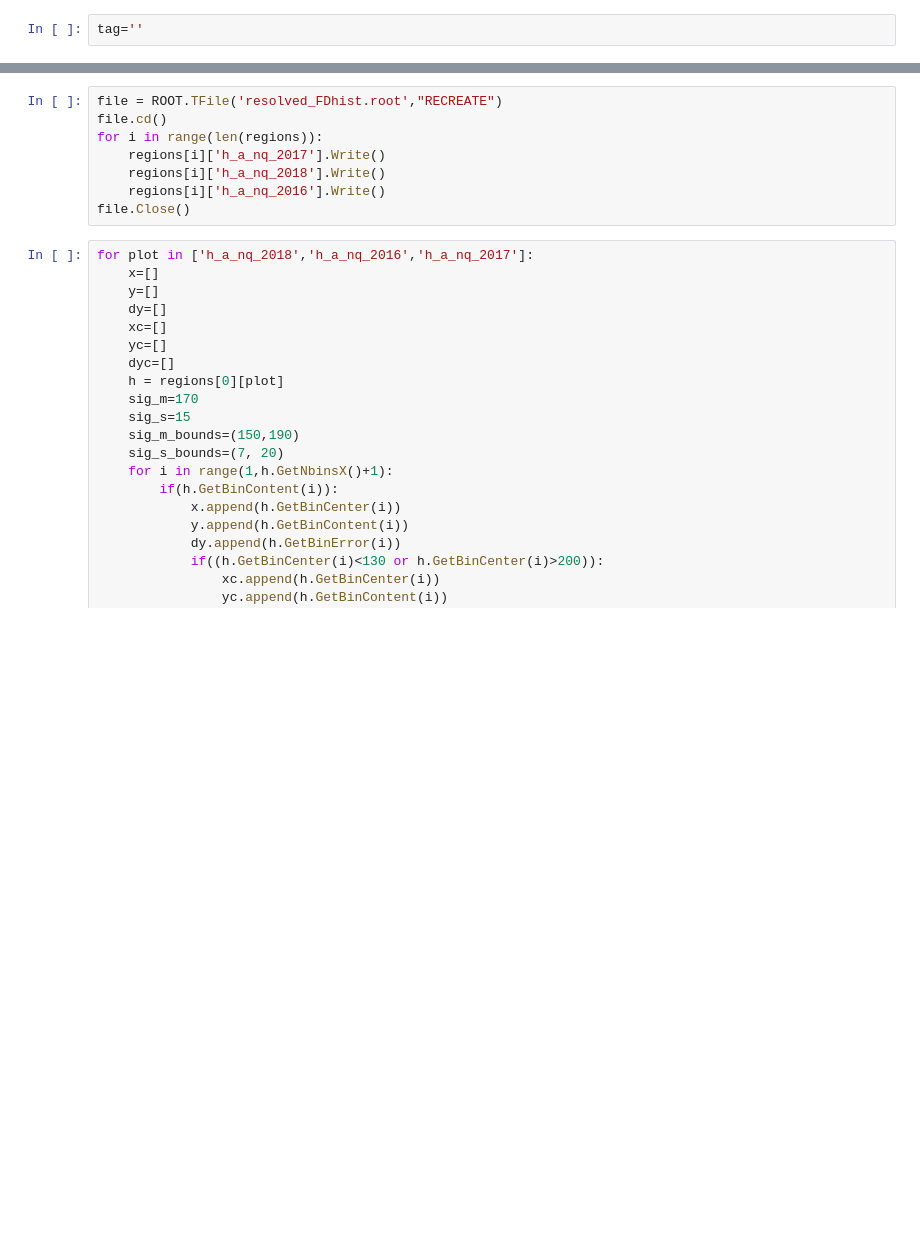
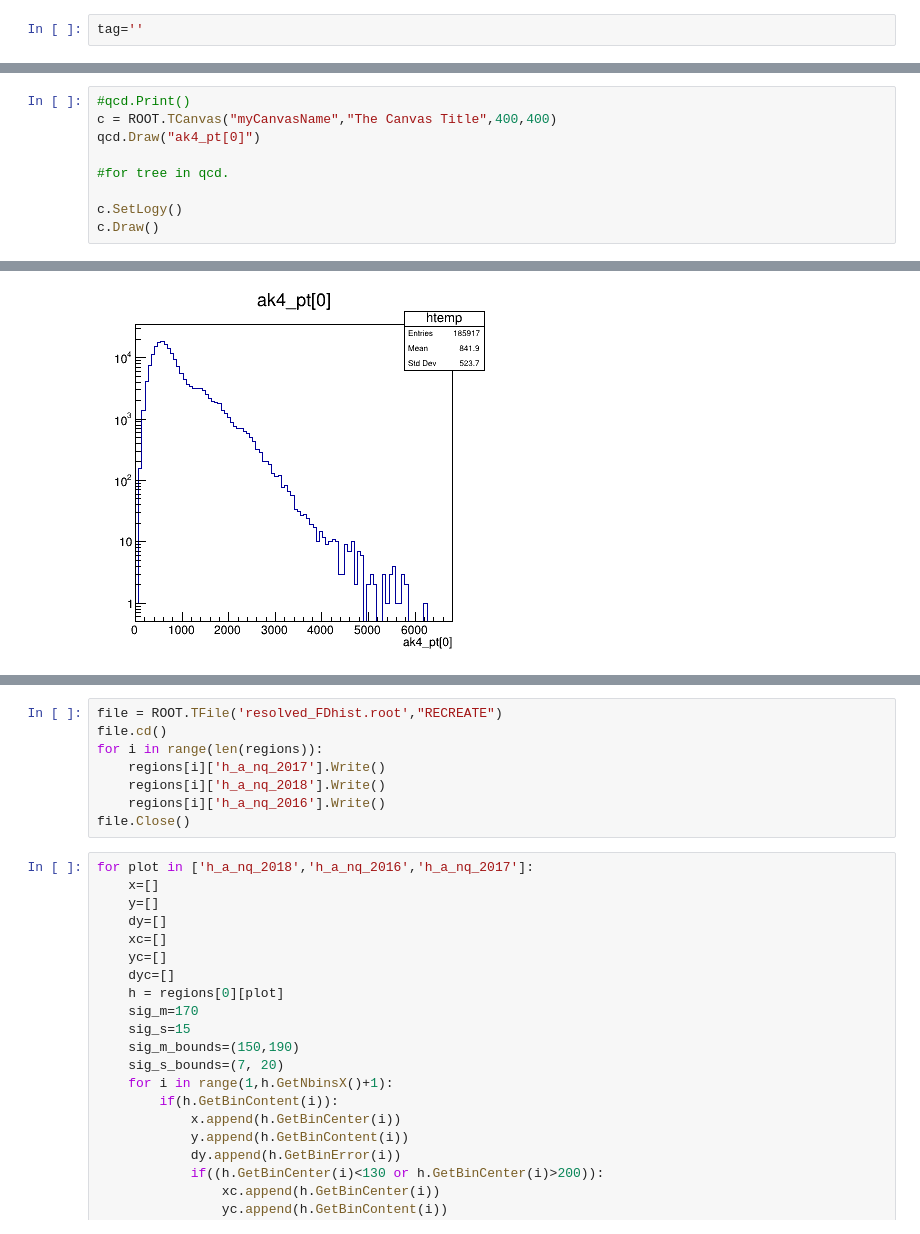
Before and after one commit to akanugan/MultiJets, a Jupyter notebook: combination_resolved_FD.ipynb, the cells around one changed output, grey strips where cells are left out. Drawn from its saved outputs; the diff is of its cells as text; blank space fills up the shorter version.

```diff
--- a/combination_resolved_FD.ipynb
+++ b/combination_resolved_FD.ipynb
@@ -53,0 +68,10 @@ df['2017'] = RDF(data)
+# %%
+#qcd.Print()
+c = ROOT.TCanvas("myCanvasName","The Canvas Title",400,400)
+qcd.Draw("ak4_pt[0]")
+
+#for tree in qcd.
+
+c.SetLogy()
+c.Draw()
+# %% [output]
@@ -53,0 +79 @@ df['2017'] = RDF(data)
+[figure, added]
```
Also changed, not shown: parts of 11 cells of this notebook, 3 other files.
